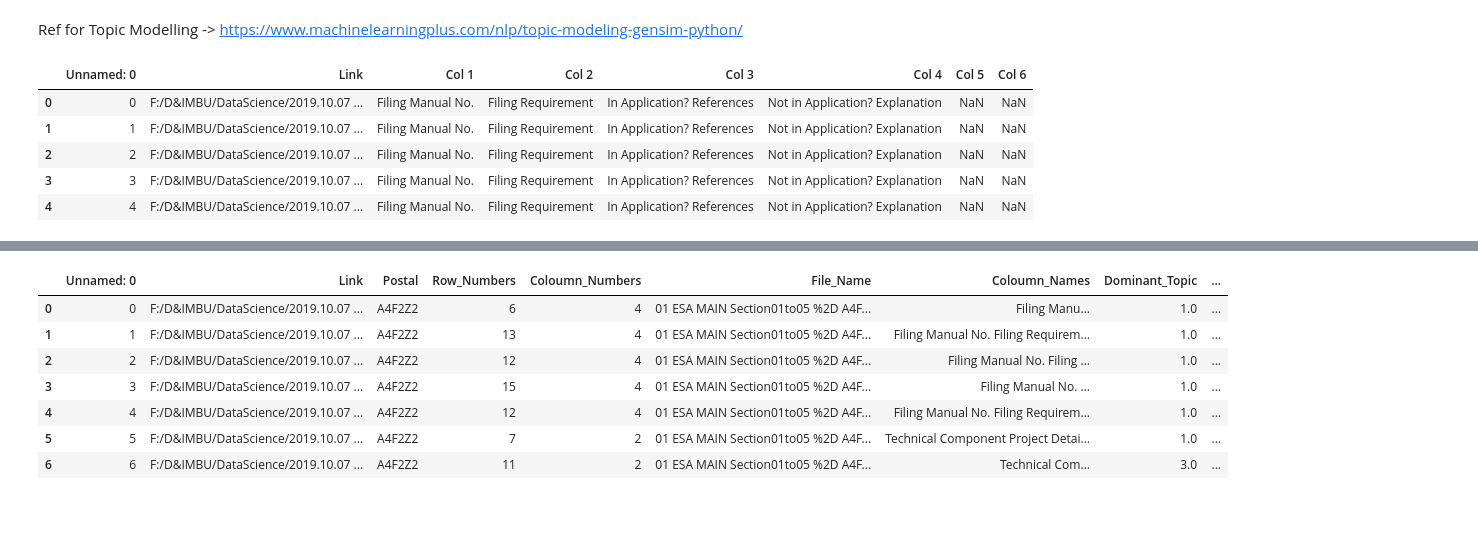
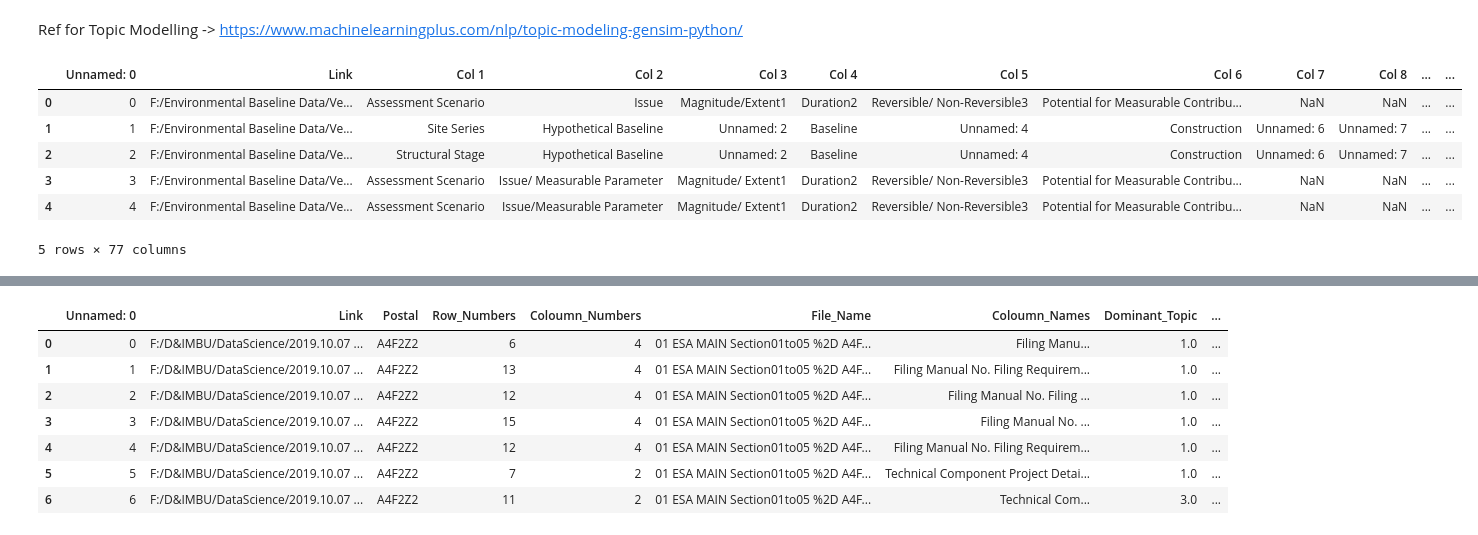
Before and after one commit to iVibudh/CER-ESA-Phase1, a Jupyter notebook: matching-similar-CSV-files/2. EDA on CSV - Topic Modelling .ipynb, the cells around one changed output, grey strips where cells are left out. Cells and saved outputs as stored; diff of their text form; code cells hidden in the pictures.

Commit message:
Topic Modelling on the V2 data

```diff
--- a/matching-similar-CSV-files/2. EDA on CSV - Topic Modelling .ipynb
+++ b/matching-similar-CSV-files/2. EDA on CSV - Topic Modelling .ipynb
@@ -42,18 +42,22 @@ from nltk.corpus import stopwords
 stop_words = stopwords.words('english')
 stop_words.extend(['from', 'subject', 're', 'edu', 'use'])
 # %%
-df = pd.read_csv("F:/D&IMBU/DataScience/2019.10.07 - Environmental Baseline Team Project/Demo Deliverables/Demo ubc csvs Matadata/Shape_UBC_Baseline.csv")
+df = pd.read_csv("F:/Environmental Baseline Data/Version 2/Data/CSV Metadata/Shape_UBC_Baseline.csv")
+# df = pd.read_csv("F:/D&IMBU/DataScience/2019.10.07 - Environmental Baseline Team Project/Demo Deliverables/Demo ubc csvs Matadata/Shape_UBC_Baseline.csv")
 df.head(5)
 
-df_coloumns = pd.read_csv("F:/D&IMBU/DataScience/2019.10.07 - Environmental Baseline Team Project/Demo Deliverables/Demo ubc csvs Matadata/coloumn_Names_UBC_Baseline.csv")
+
+df_coloumns = pd.read_csv("F:/Environmental Baseline Data/Version 2/Data/CSV Metadata/coloumn_Names_UBC_Baseline.csv")
+#df_coloumns = pd.read_csv("F:/D&IMBU/DataScience/2019.10.07 - Environmental Baseline Team Project/Demo Deliverables/Demo ubc csvs Matadata/coloumn_Names_UBC_Baseline.csv")
 df_coloumns.head(5)
 # %% [output]
-|  | Unnamed: 0 | Link | Col 1 | Col 2 | Col 3 | Col 4 | Col 5 | Col 6 |
-| 0 | 0 | F:/D&IMBU/DataScience/2019.10.07 ... | Filing Manual No. | Filing Requirement | In Application? References | Not in Application? Explanation | NaN | NaN |
-| 1 | 1 | F:/D&IMBU/DataScience/2019.10.07 ... | Filing Manual No. | Filing Requirement | In Application? References | Not in Application? Explanation | NaN | NaN |
-| 2 | 2 | F:/D&IMBU/DataScience/2019.10.07 ... | Filing Manual No. | Filing Requirement | In Application? References | Not in Application? Explanation | NaN | NaN |
-| 3 | 3 | F:/D&IMBU/DataScience/2019.10.07 ... | Filing Manual No. | Filing Requirement | In Application? References | Not in Application? Explanation | NaN | NaN |
-| 4 | 4 | F:/D&IMBU/DataScience/2019.10.07 ... | Filing Manual No. | Filing Requirement | In Application? References | Not in Application? Explanation | NaN | NaN |
+|  | Unnamed: 0 | Link | Col 1 | Col 2 | Col 3 | Col 4 | Col 5 | Col 6 | Col 7 | Col 8 | ... | ... |
+| 0 | 0 | F:/Environmental Baseline Data/Ve... | Assessment Scenario | Issue | Magnitude/Extent1 | Duration2 | Reversible/ Non-Reversible3 | Potential for Measurable Contribu... | NaN | NaN | ... | ... |
+| 1 | 1 | F:/Environmental Baseline Data/Ve... | Site Series | Hypothetical Baseline | Unnamed: 2 | Baseline | Unnamed: 4 | Construction | Unnamed: 6 | Unnamed: 7 | ... | ... |
+| 2 | 2 | F:/Environmental Baseline Data/Ve... | Structural Stage | Hypothetical Baseline | Unnamed: 2 | Baseline | Unnamed: 4 | Construction | Unnamed: 6 | Unnamed: 7 | ... | ... |
+| 3 | 3 | F:/Environmental Baseline Data/Ve... | Assessment Scenario | Issue/ Measurable Parameter | Magnitude/ Extent1 | Duration2 | Reversible/ Non-Reversible3 | Potential for Measurable Contribu... | NaN | NaN | ... | ... |
+| 4 | 4 | F:/Environmental Baseline Data/Ve... | Assessment Scenario | Issue/Measurable Parameter | Magnitude/ Extent1 | Duration2 | Reversible/ Non-Reversible3 | Potential for Measurable Contribu... | NaN | NaN | ... | ... |
+5 rows × 77 columns
 # %%
 # Let's look at the Imported Dataset once again
 print(df.Link.unique())
```
Also changed, not shown: parts of 15 cells of this notebook.
